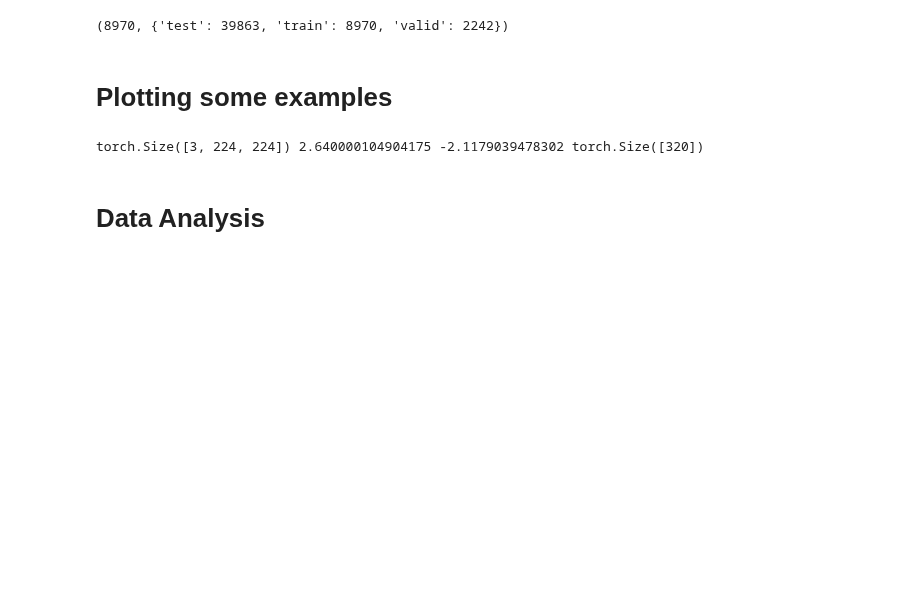
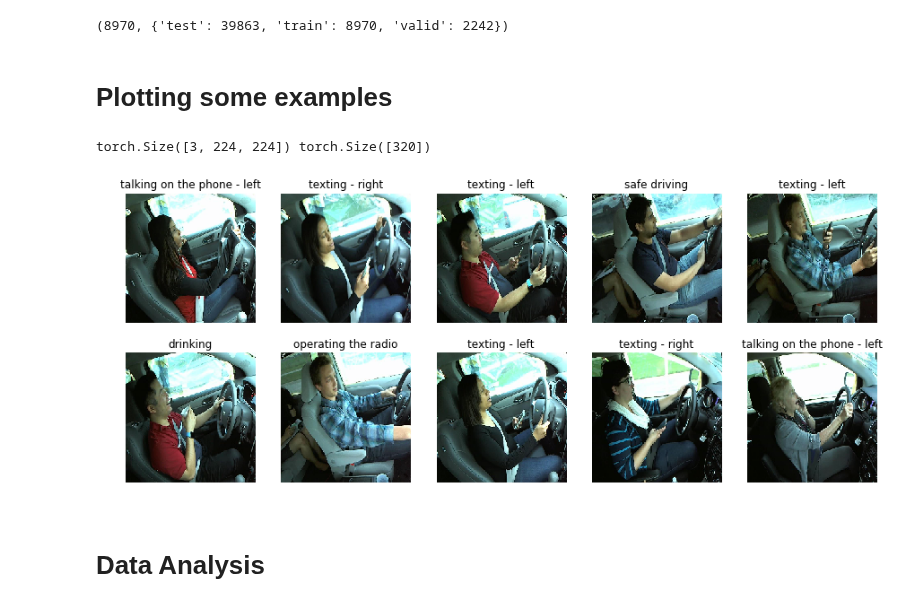
Before and after one commit to RenatoBMLR/state-farm-distracted-driver-detection, a Jupyter notebook: Distracted_Driver_Detection.ipynb, the cells around one changed output. Saved outputs shown, nothing was run; the diff lists cells and outputs as text; code cells hidden in the pictures; blank space fills up the shorter version.

```diff
--- a/Distracted_Driver_Detection.ipynb
+++ b/Distracted_Driver_Detection.ipynb
@@ -60,8 +65,6 @@ GPU available: True
 # %% [markdown]
 
 # Choose dataset
-# %%
-use_gpu=False
 # %%
 #if use_gpu:
 path2train = "/mnt/home/e209440/data/train" # with gpu
@@ -119,25 +122,8 @@ dset_classes, dset_sizes
 (8970, {'test': 39863, 'train': 8970, 'valid': 2242})
 # %% [markdown]
 # Plotting some examples
-# %%
-inputs,cls = next(iter(dset_loaders['train']))
-print(inputs[10].shape, inputs[10].max(), inputs[10].min(), cls.shape)
-# %% [output]
-torch.Size([3, 224, 224]) 2.640000104904175 -2.1179039478302 torch.Size([320])
-# %%
-def plot_classes(dset_loaders, labels, path2save = './figures/data.png'):
-
-    # Get a batch of training data
-    inputs, cls = next(iter(dset_loaders))
-    print(inputs[8].shape, cls.shape)
-    fig = plt.figure(figsize=(15,6))
-    for i, j in enumerate(range(0,10)):
-        fig.add_subplot(2,5, i+1)
-        img = denormalize(inputs.numpy()[j])
-        img = np.clip(img, 0, 1.0)
-        plt.imshow(img)
-        plt.title('{}'.format(labels['c'+str(cls[j])]))
-        plt.axis('off')
-    fig.savefig(path2save)
 # %%
-plot_classes(dset_loaders['train'], labels)
+plot_classes(dset_loaders['train'])
+# %% [output]
+torch.Size([3, 224, 224]) torch.Size([320])
+[figure, added]
```
Also changed, not shown: parts of 19 cells of this notebook, 5 other files.
